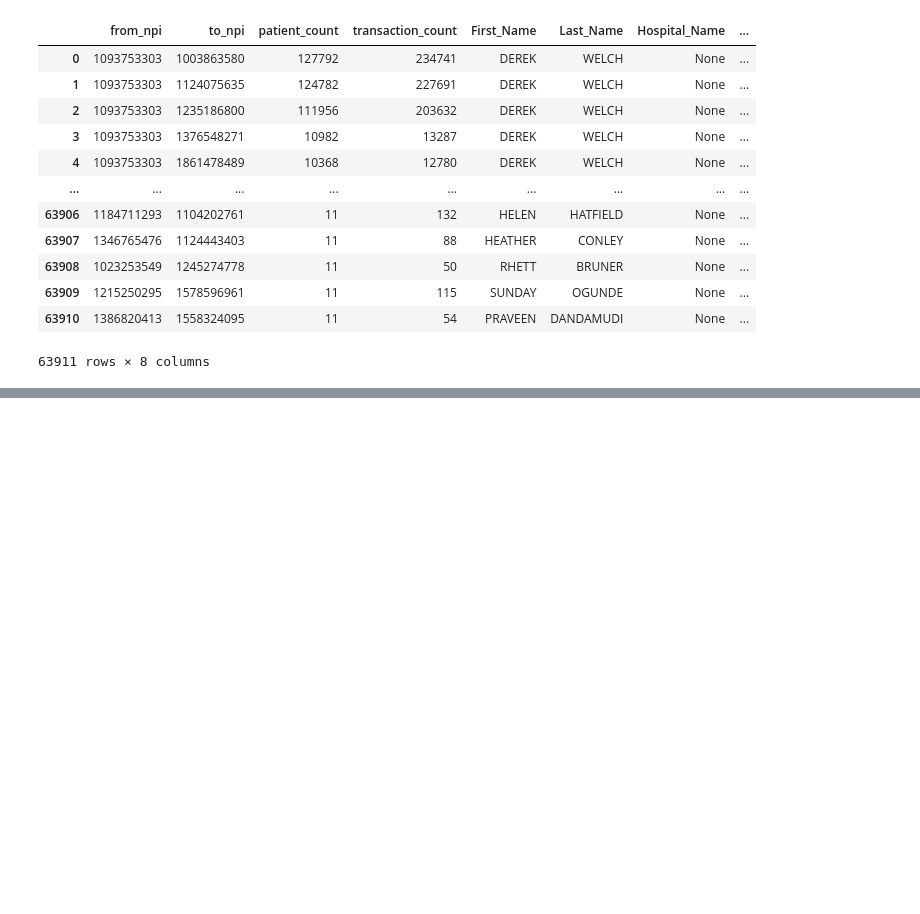
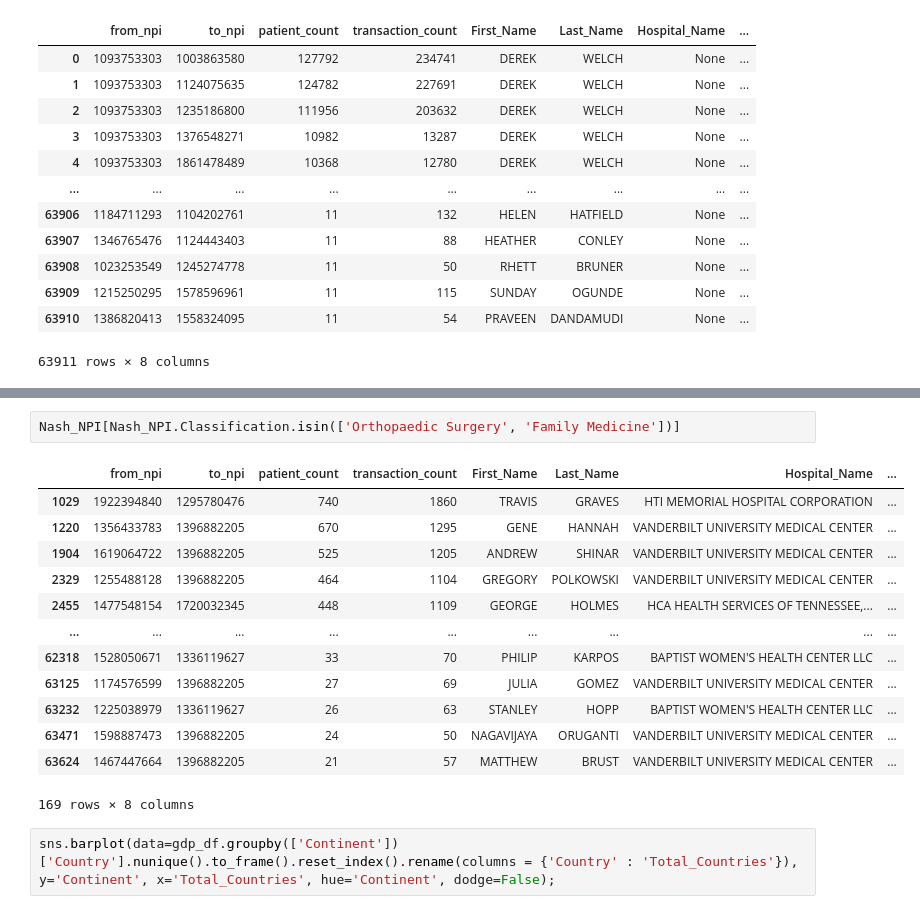
Before and after one commit to nss-data-science-cohort-6/hop_team-double-eagle-ii, a Jupyter notebook: Analysis -- v1.ipynb, the cells around one changed output, grey strips where cells are left out. Drawn from its saved outputs; the diff is of its cells as text; blank space fills up the shorter version.

```diff
--- a/Analysis -- v1.ipynb
+++ b/Analysis -- v1.ipynb
@@ -187,0 +244,18 @@ specialist_test
+# %%
+Nash_NPI[Nash_NPI.Classification.isin(['Orthopaedic Surgery', 'Family Medicine'])]
+# %% [output]
+|  | from_npi | to_npi | patient_count | transaction_count | First_Name | Last_Name | Hospital_Name | ... |
+| 1029 | 1922394840 | 1295780476 | 740 | 1860 | TRAVIS | GRAVES | HTI MEMORIAL HOSPITAL CORPORATION | ... |
+| 1220 | 1356433783 | 1396882205 | 670 | 1295 | GENE | HANNAH | VANDERBILT UNIVERSITY MEDICAL CENTER | ... |
+| 1904 | 1619064722 | 1396882205 | 525 | 1205 | ANDREW | SHINAR | VANDERBILT UNIVERSITY MEDICAL CENTER | ... |
+| 2329 | 1255488128 | 1396882205 | 464 | 1104 | GREGORY | POLKOWSKI | VANDERBILT UNIVERSITY MEDICAL CENTER | ... |
+| 2455 | 1477548154 | 1720032345 | 448 | 1109 | GEORGE | HOLMES | HCA HEALTH SERVICES OF TENNESSEE,... | ... |
+| ... | ... | ... | ... | ... | ... | ... | ... | ... |
+| 62318 | 1528050671 | 1336119627 | 33 | 70 | PHILIP | KARPOS | BAPTIST WOMEN'S HEALTH CENTER LLC | ... |
+| 63125 | 1174576599 | 1396882205 | 27 | 69 | JULIA | GOMEZ | VANDERBILT UNIVERSITY MEDICAL CENTER | ... |
+| 63232 | 1225038979 | 1336119627 | 26 | 63 | STANLEY | HOPP | BAPTIST WOMEN'S HEALTH CENTER LLC | ... |
+| 63471 | 1598887473 | 1396882205 | 24 | 50 | NAGAVIJAYA | ORUGANTI | VANDERBILT UNIVERSITY MEDICAL CENTER | ... |
+| 63624 | 1467447664 | 1396882205 | 21 | 57 | MATTHEW | BRUST | VANDERBILT UNIVERSITY MEDICAL CENTER | ... |
+169 rows × 8 columns
+# %%
+sns.barplot(data=gdp_df.groupby(['Continent'])['Country'].nunique().to_frame().reset_index().rename(columns = {'Country' : 'Total_Countries'}), y='Continent', x='Total_Countries', hue='Continent', dodge=False);
```
Also changed, not shown: parts of 6 cells of this notebook.
